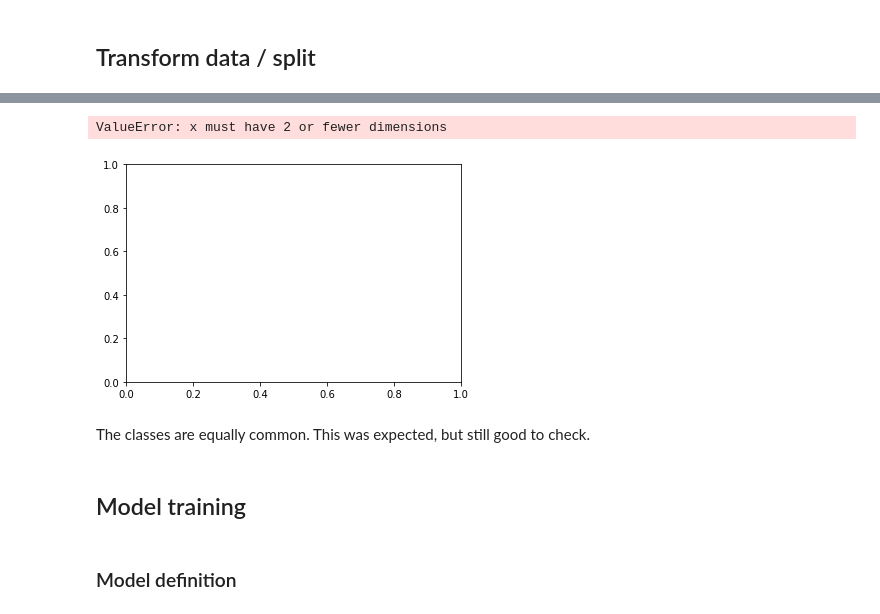
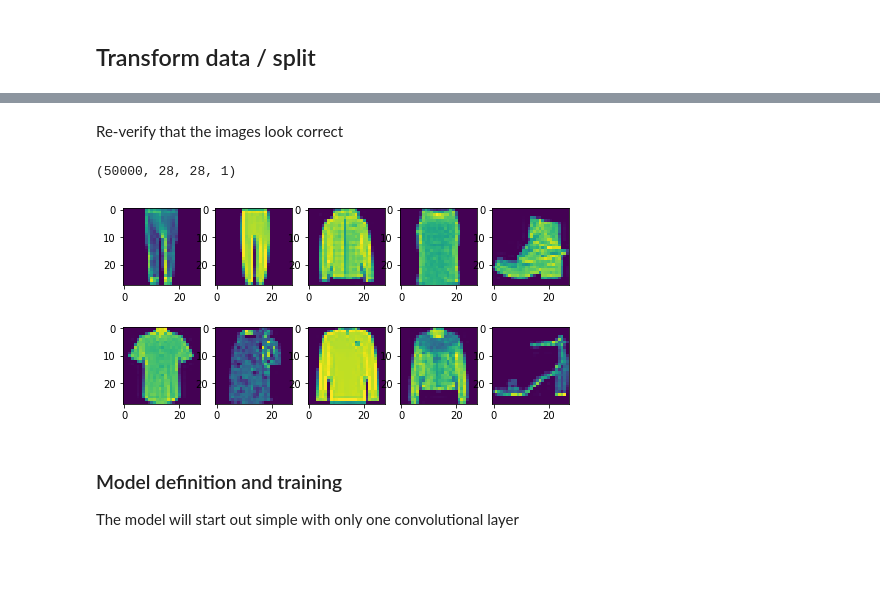
Before and after one commit to alum/fashion-mnist-cnn, a Jupyter notebook: Fashion-MNIST-CNN.ipynb, the cells around one changed output, grey strips where cells are left out. Cells and saved outputs as stored; diff of their text form; code cells hidden in the pictures; blank space fills up the shorter version.

```diff
--- a/Fashion-MNIST-CNN.ipynb
+++ b/Fashion-MNIST-CNN.ipynb
@@ -102,12 +144,11 @@ Duplicates in test set: False
-# %%
-_ = plt.hist(y_train, bins=range(0,11))
-_ = plt.hist(y_test, bins=range(0,11))
-# %% [output]
-ValueError: x must have 2 or fewer dimensions
-[figure, removed]
-# %% [markdown]
-The classes are equally common. This was expected, but still good to check.
-# %% [markdown]
-## Model training
-# %% [markdown]
-### Model definition
+# %% [markdown]
+Re-verify that the images look correct
+# %%
+render_random_images(x_train, 10)
+# %% [output]
+(50000, 28, 28, 1)
+[figure, added]
+# %% [markdown]
+### Model definition and training
+
+The model will start out simple with only one convolutional layer
```
Also changed, not shown: parts of 29 cells of this notebook.
